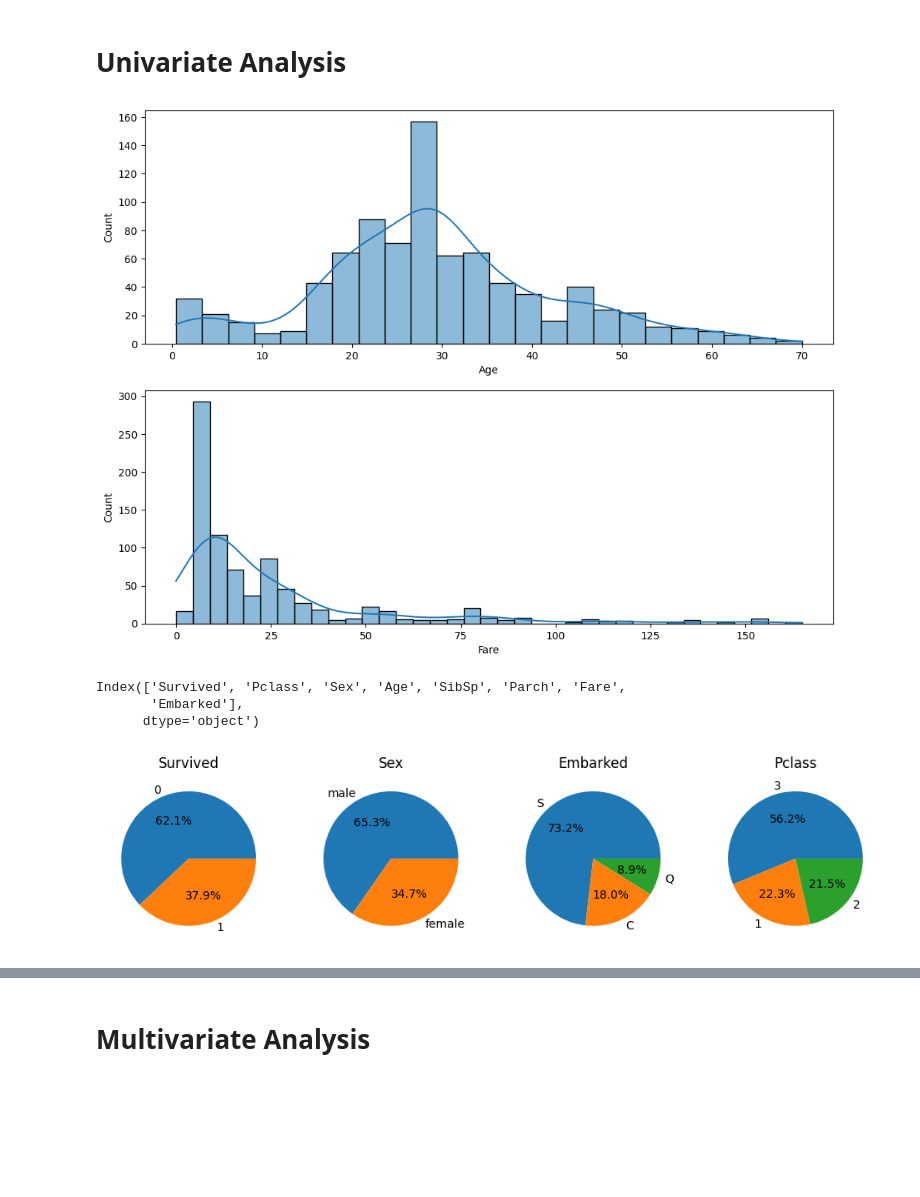
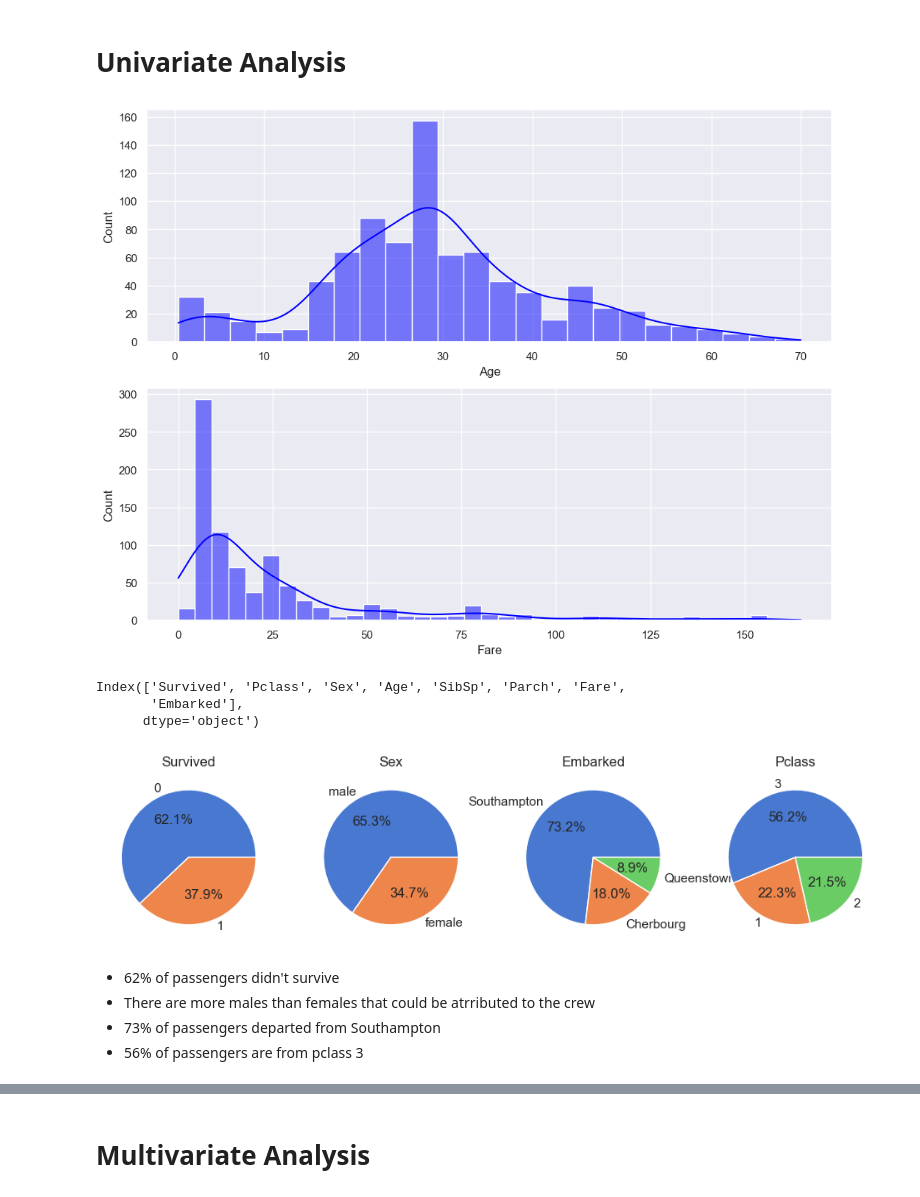
Before and after one commit to Daiaa-K/CODSOFT, a Jupyter notebook: Titanic EDA and prediction/Titanic survivors EDA and prediction.ipynb, the cells around one changed output, grey strips where cells are left out. Saved outputs shown, nothing was run; the diff lists cells and outputs as text; code cells hidden in the pictures; blank space fills up the shorter version.

```diff
--- a/Titanic EDA and prediction/Titanic survivors EDA and prediction.ipynb
+++ b/Titanic EDA and prediction/Titanic survivors EDA and prediction.ipynb
@@ -7,6 +7,8 @@ import matplotlib.pyplot as plt
 import seaborn as sns
 from scipy import stats
 import warnings
+warnings.simplefilter(action='ignore')
+sns.set_theme(style="darkgrid",palette=sns.color_palette("muted"))
 # %%
 data = pd.read_csv("Titanic-Dataset.csv")
 # %% [markdown]
@@ -63,6 +69,8 @@ Fare             0
 Cabin          687
 Embarked         2
 dtype: int64
+# %%
+data['Embarked'] = data['Embarked'].replace({'S':'Southampton','Q':'Queenstown','C':'Cherbourg'})
 # %% [markdown]
 ## Removing unnecessary columns
 # %%
@@ -133,10 +141,10 @@ data = data[(np.abs(stats.zscore(data[['Age','Fare']])) < 3).all(axis=1)]
 # %%
 plt.figure(figsize=(12,9))
 for i,col in enumerate(['Age','Fare']):
     plt.subplot(2,1,i+1)
-    sns.histplot(data=data,x=col,kde=True)
+    sns.histplot(data=data,x=col,kde=True,color="blue")
 # %% [output]
-[figure, old version]
+[figure, new version]
 # %%
 data.columns
 # %% [output]
@@ -151,7 +159,12 @@ for i,col in enumerate(['Survived','Sex','Embarked','Pclass']):
     plt.title(f"{col}")
     plt.pie(x=x['count'],labels=x[col],autopct="%0.1f%%")
 # %% [output]
-[figure, old version]
+[figure, new version]
+# %% [markdown]
+* 62% of passengers didn't survive
+* There are more males than females that could be atrributed to the crew
+* 73% of passengers departed from Southampton
+* 56% of passengers are from pclass 3
 # %%
 plt.figure(figsize=(12,12))
 
```
Also changed, not shown: parts of 52 cells of this notebook.
